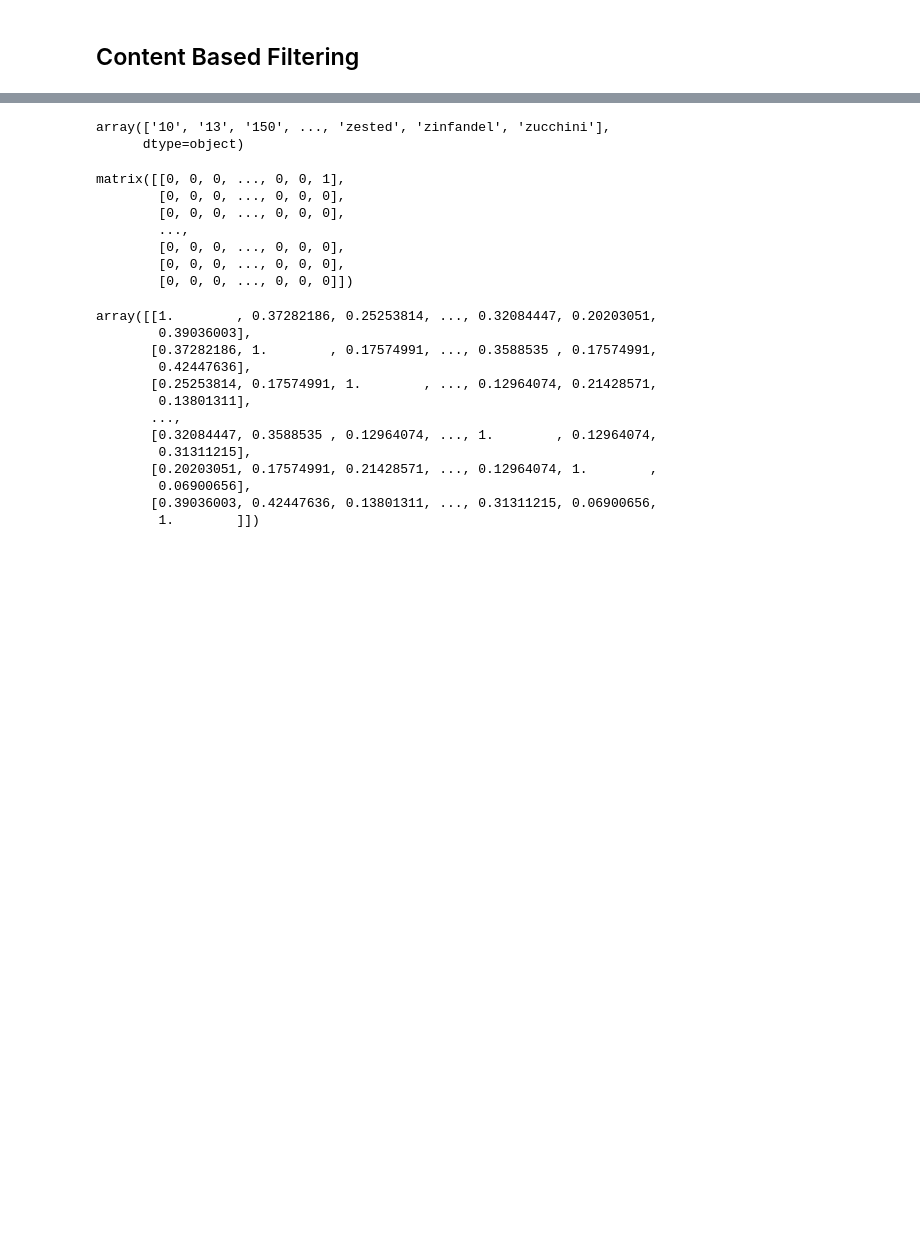
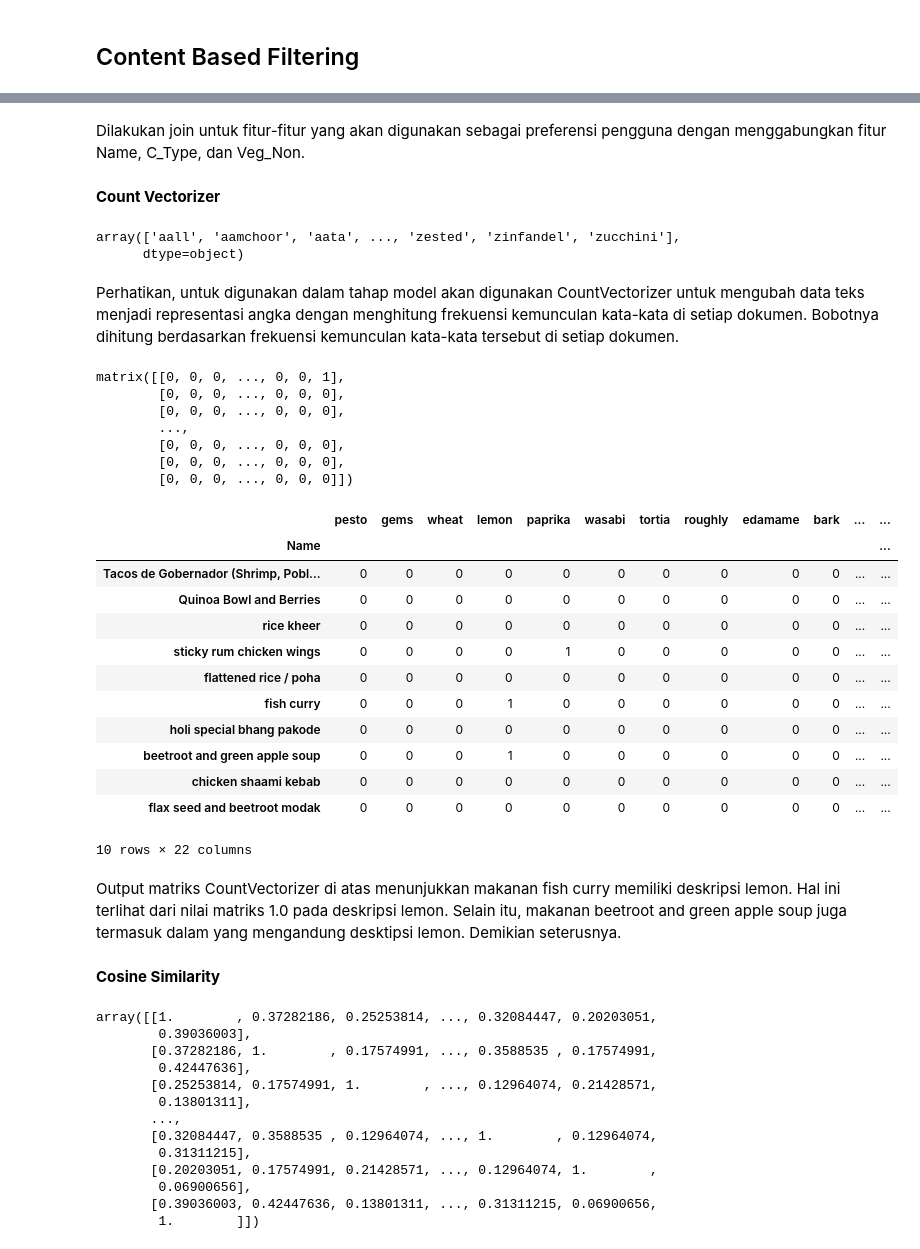
Before and after one commit to mfathul21/food-recommendations, a Jupyter notebook: Proyek_Akhir_Food_Recomendations_System.ipynb, the cells around one changed output, grey strips where cells are left out. Cells and saved outputs as stored; diff of their text form; code cells hidden in the pictures; blank space fills up the shorter version.

```diff
--- a/Proyek_Akhir_Food_Recomendations_System.ipynb
+++ b/Proyek_Akhir_Food_Recomendations_System.ipynb
@@ -285,11 +402,17 @@ foods.sample(5)
+# %% [markdown]
+Dilakukan join untuk fitur-fitur yang akan digunakan sebagai preferensi pengguna dengan menggabungkan fitur Name, C_Type, dan Veg_Non.
+# %% [markdown]
+**Count Vectorizer**
 # %%
 count = CountVectorizer(stop_words='english')
 count_matrix = count.fit_transform(foods['soup'])
+
+count.get_feature_names_out()
+# %% [output]
+array(['aall', 'aamchoor', 'aata', ..., 'zested', 'zinfandel', 'zucchini'],
+      dtype=object)
-# %%
-count.get_feature_names_out()
-# %% [output]
-array(['10', '13', '150', ..., 'zested', 'zinfandel', 'zucchini'],
-      dtype=object)
+# %% [markdown]
+Perhatikan, untuk digunakan dalam tahap model akan digunakan CountVectorizer untuk mengubah data teks menjadi representasi angka dengan menghitung frekuensi kemunculan kata-kata di setiap dokumen. Bobotnya dihitung berdasarkan frekuensi kemunculan kata-kata tersebut di setiap dokumen.
 # %%
 count_matrix.todense()
 # %% [output]
@@ -300,6 +423,30 @@ matrix([[0, 0, 0, ..., 0, 0, 1],
         [0, 0, 0, ..., 0, 0, 0],
         [0, 0, 0, ..., 0, 0, 0],
         [0, 0, 0, ..., 0, 0, 0]])
+# %%
+pd.DataFrame(
+    count_matrix.todense(),
+    columns=count.get_feature_names_out(),
+    index=foods['Name']
+).sample(22, axis=1).sample(10, axis=0)
+# %% [output]
+|  | pesto | gems | wheat | lemon | paprika | wasabi | tortia | roughly | edamame | bark | ... | ... |
+| Name |  |  |  |  |  |  |  |  |  |  |  | ... |
+| Tacos de Gobernador (Shrimp, Pobl... | 0 | 0 | 0 | 0 | 0 | 0 | 0 | 0 | 0 | 0 | ... | ... |
+| Quinoa Bowl and Berries | 0 | 0 | 0 | 0 | 0 | 0 | 0 | 0 | 0 | 0 | ... | ... |
+| rice kheer | 0 | 0 | 0 | 0 | 0 | 0 | 0 | 0 | 0 | 0 | ... | ... |
+| sticky rum chicken wings | 0 | 0 | 0 | 0 | 1 | 0 | 0 | 0 | 0 | 0 | ... | ... |
+| flattened rice / poha | 0 | 0 | 0 | 0 | 0 | 0 | 0 | 0 | 0 | 0 | ... | ... |
+| fish curry | 0 | 0 | 0 | 1 | 0 | 0 | 0 | 0 | 0 | 0 | ... | ... |
+| holi special bhang pakode | 0 | 0 | 0 | 0 | 0 | 0 | 0 | 0 | 0 | 0 | ... | ... |
+| beetroot and green apple soup | 0 | 0 | 0 | 1 | 0 | 0 | 0 | 0 | 0 | 0 | ... | ... |
+| chicken shaami kebab | 0 | 0 | 0 | 0 | 0 | 0 | 0 | 0 | 0 | 0 | ... | ... |
+| flax seed and beetroot modak | 0 | 0 | 0 | 0 | 0 | 0 | 0 | 0 | 0 | 0 | ... | ... |
+10 rows × 22 columns
+# %% [markdown]
+Output matriks CountVectorizer di atas menunjukkan makanan fish curry memiliki deskripsi lemon. Hal ini terlihat dari nilai matriks 1.0 pada deskripsi lemon. Selain itu, makanan beetroot and green apple soup juga termasuk dalam yang mengandung desktipsi lemon. Demikian seterusnya.
+# %% [markdown]
+**Cosine Similarity**
 # %%
 cosine_sim = cosine_similarity(count_matrix)
 cosine_sim
```
Also changed, not shown: parts of 66 cells of this notebook.
